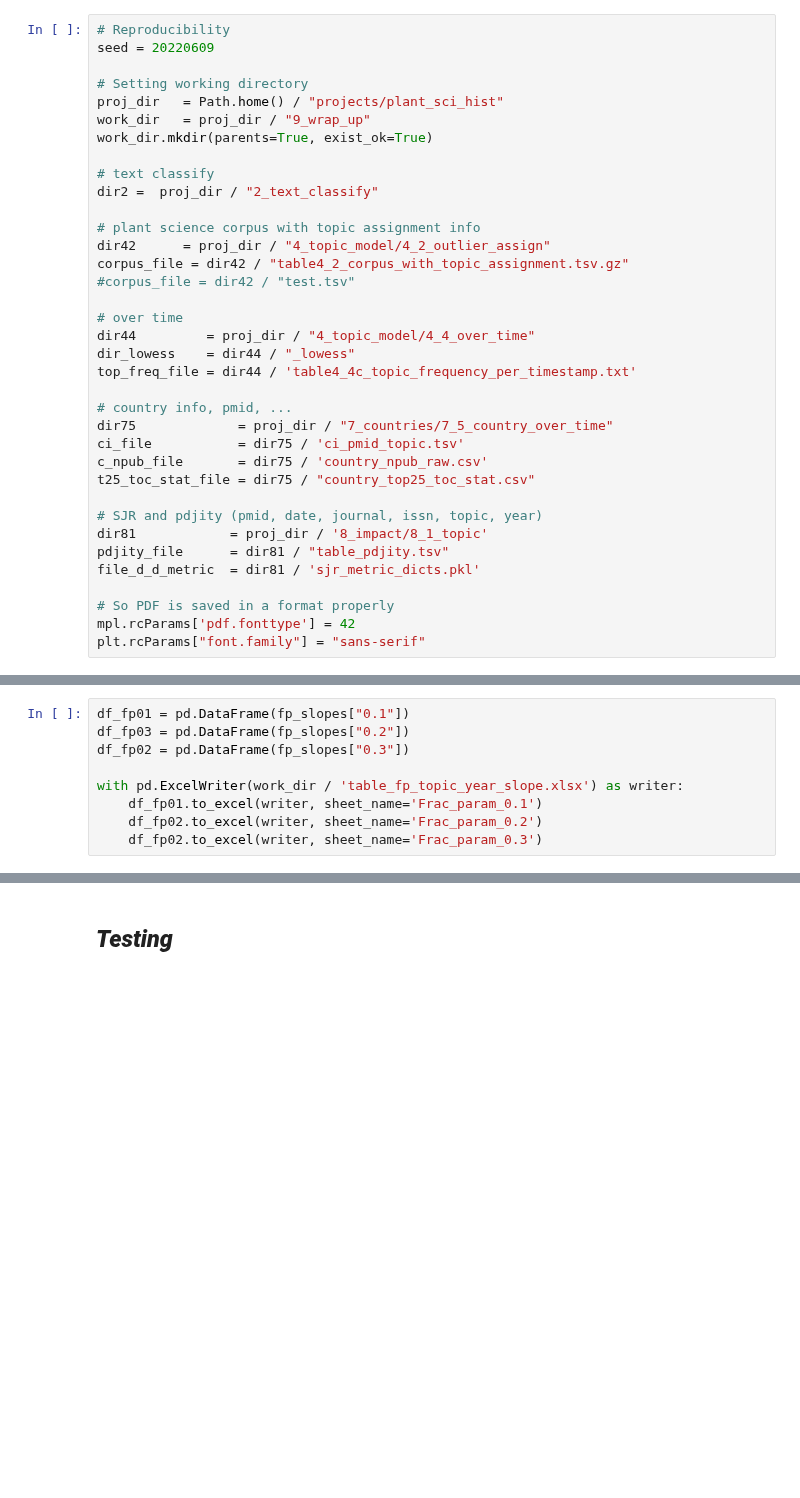
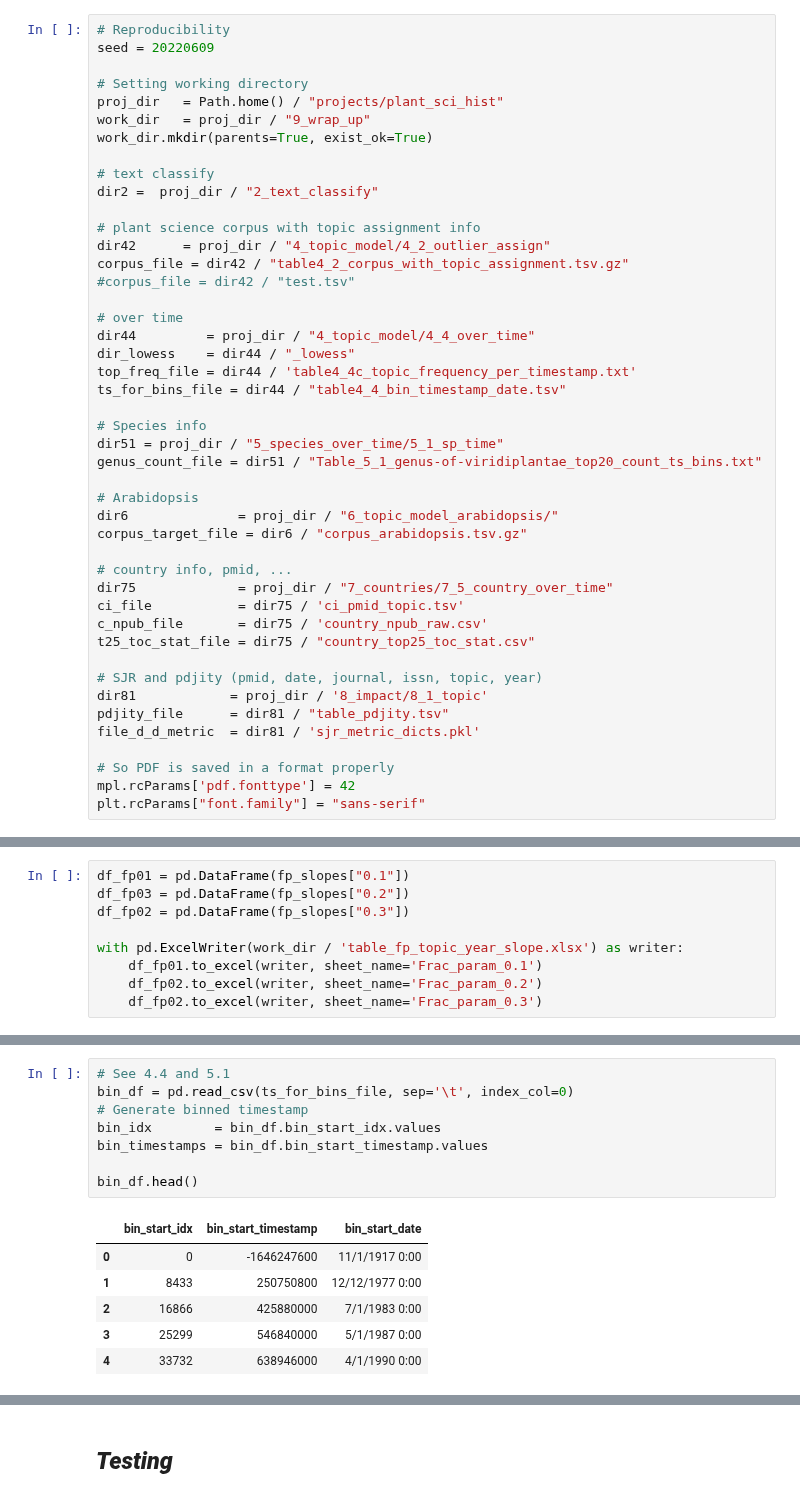
Before and after one commit to ShiuLab/plant_sci_hist, a Jupyter notebook: 9_wrap_up/script_9_wrap_up.ipynb, the cells around one changed output, grey strips where cells are left out. Saved outputs shown, nothing was run; the diff lists cells and outputs as text; blank space fills up the shorter version.

```diff
--- a/9_wrap_up/script_9_wrap_up.ipynb
+++ b/9_wrap_up/script_9_wrap_up.ipynb
@@ -44,6 +48,15 @@ corpus_file = dir42 / "table4_2_corpus_with_topic_assignment.tsv.gz"
 dir44         = proj_dir / "4_topic_model/4_4_over_time"
 dir_lowess    = dir44 / "_lowess"
 top_freq_file = dir44 / 'table4_4c_topic_frequency_per_timestamp.txt'
+ts_for_bins_file = dir44 / "table4_4_bin_timestamp_date.tsv"
+
+# Species info
+dir51 = proj_dir / "5_species_over_time/5_1_sp_time"
+genus_count_file = dir51 / "Table_5_1_genus-of-viridiplantae_top20_count_ts_bins.txt"
+
+# Arabidopsis
+dir6              = proj_dir / "6_topic_model_arabidopsis/"
+corpus_target_file = dir6 / "corpus_arabidopsis.tsv.gz"
 
 # country info, pmid, ...
 dir75             = proj_dir / "7_countries/7_5_country_over_time"
@@ -468,0 +550,15 @@ with pd.ExcelWriter(work_dir / 'table_fp_topic_year_slope.xlsx') as writer:
+# %%
+# See 4.4 and 5.1
+bin_df = pd.read_csv(ts_for_bins_file, sep='\t', index_col=0)
+# Generate binned timestamp
+bin_idx        = bin_df.bin_start_idx.values
+bin_timestamps = bin_df.bin_start_timestamp.values
+
+bin_df.head()
+# %% [output]
+|  | bin_start_idx | bin_start_timestamp | bin_start_date |
+| 0 | 0 | -1646247600 | 11/1/1917 0:00 |
+| 1 | 8433 | 250750800 | 12/12/1977 0:00 |
+| 2 | 16866 | 425880000 | 7/1/1983 0:00 |
+| 3 | 25299 | 546840000 | 5/1/1987 0:00 |
+| 4 | 33732 | 638946000 | 4/1/1990 0:00 |
```
Also changed, not shown: parts of 29 cells of this notebook, 3 other files.
